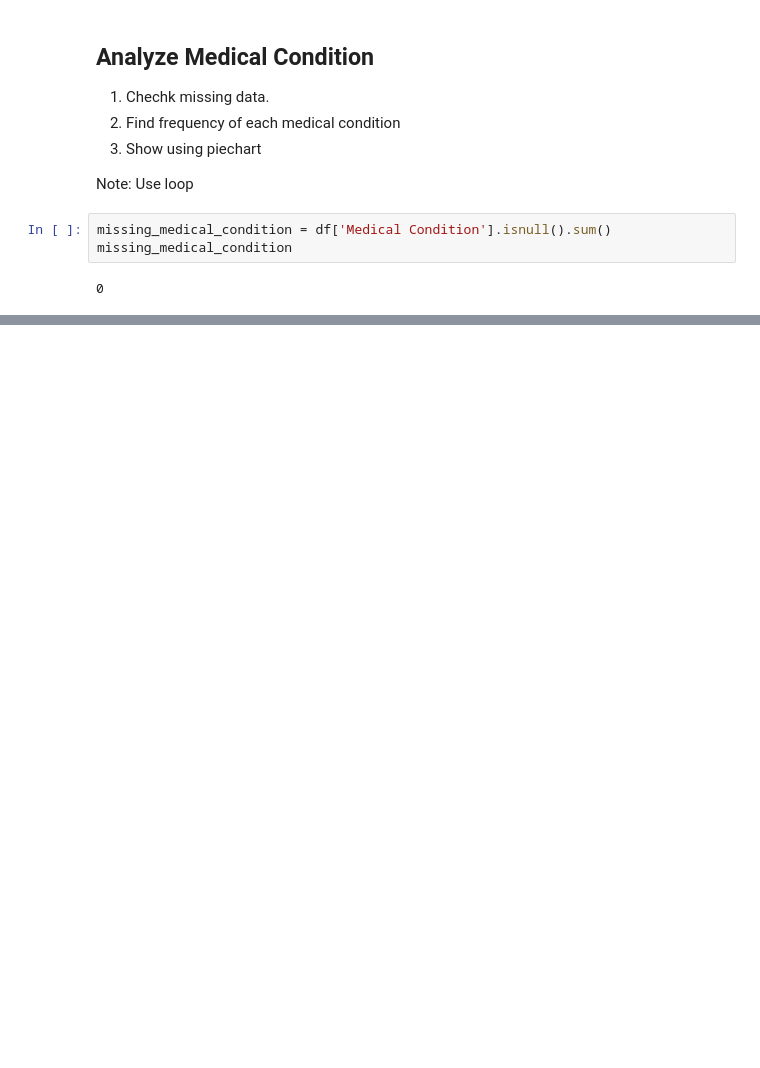
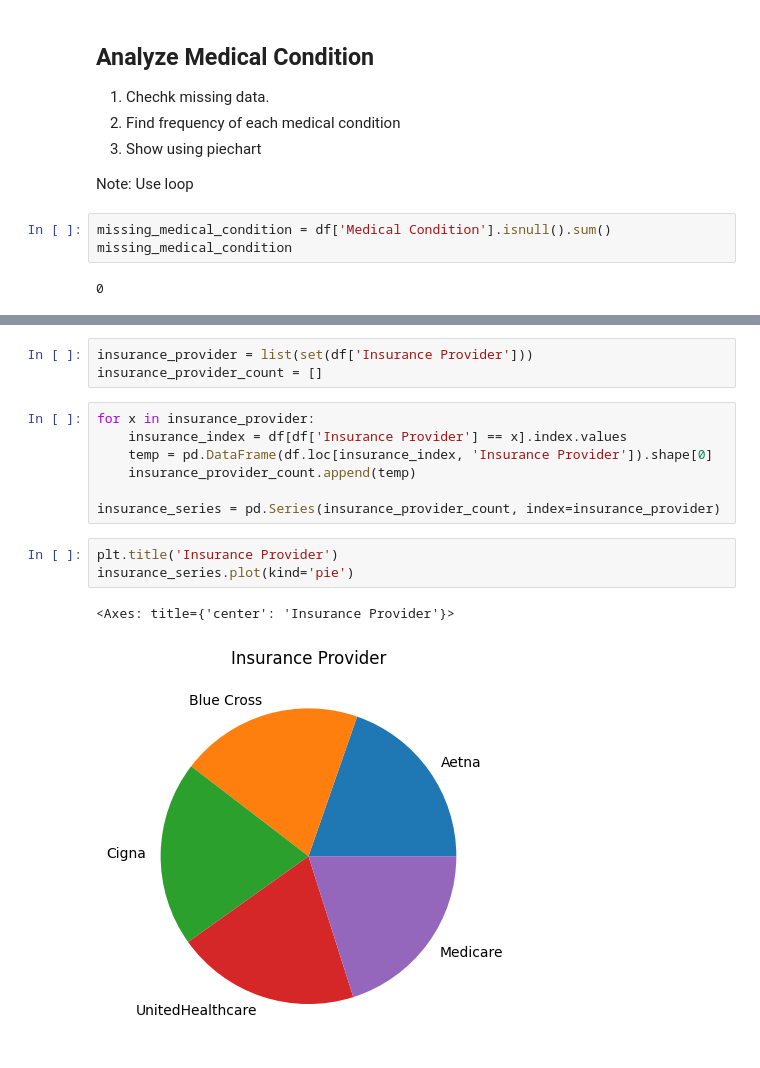
Before and after one commit to ramizMahmmud/learning-data-science, a Jupyter notebook: health_care/health-care.ipynb, the cells around one changed output, grey strips where cells are left out. Drawn from its saved outputs; the diff is of its cells as text; blank space fills up the shorter version.

Commit message:
Analyze Insurance Provider

```diff
--- a/health_care/health-care.ipynb
+++ b/health_care/health-care.ipynb
@@ -187,0 +196,16 @@ plt.show()
+# %%
+insurance_provider = list(set(df['Insurance Provider']))
+insurance_provider_count = []
+# %%
+for x in insurance_provider:
+    insurance_index = df[df['Insurance Provider'] == x].index.values
+    temp = pd.DataFrame(df.loc[insurance_index, 'Insurance Provider']).shape[0]
+    insurance_provider_count.append(temp)
+
+insurance_series = pd.Series(insurance_provider_count, index=insurance_provider)
+# %%
+plt.title('Insurance Provider')
+insurance_series.plot(kind='pie')
+# %% [output]
+<Axes: title={'center': 'Insurance Provider'}>
+[figure, added]
```
Also changed, not shown: parts of 7 cells of this notebook.
